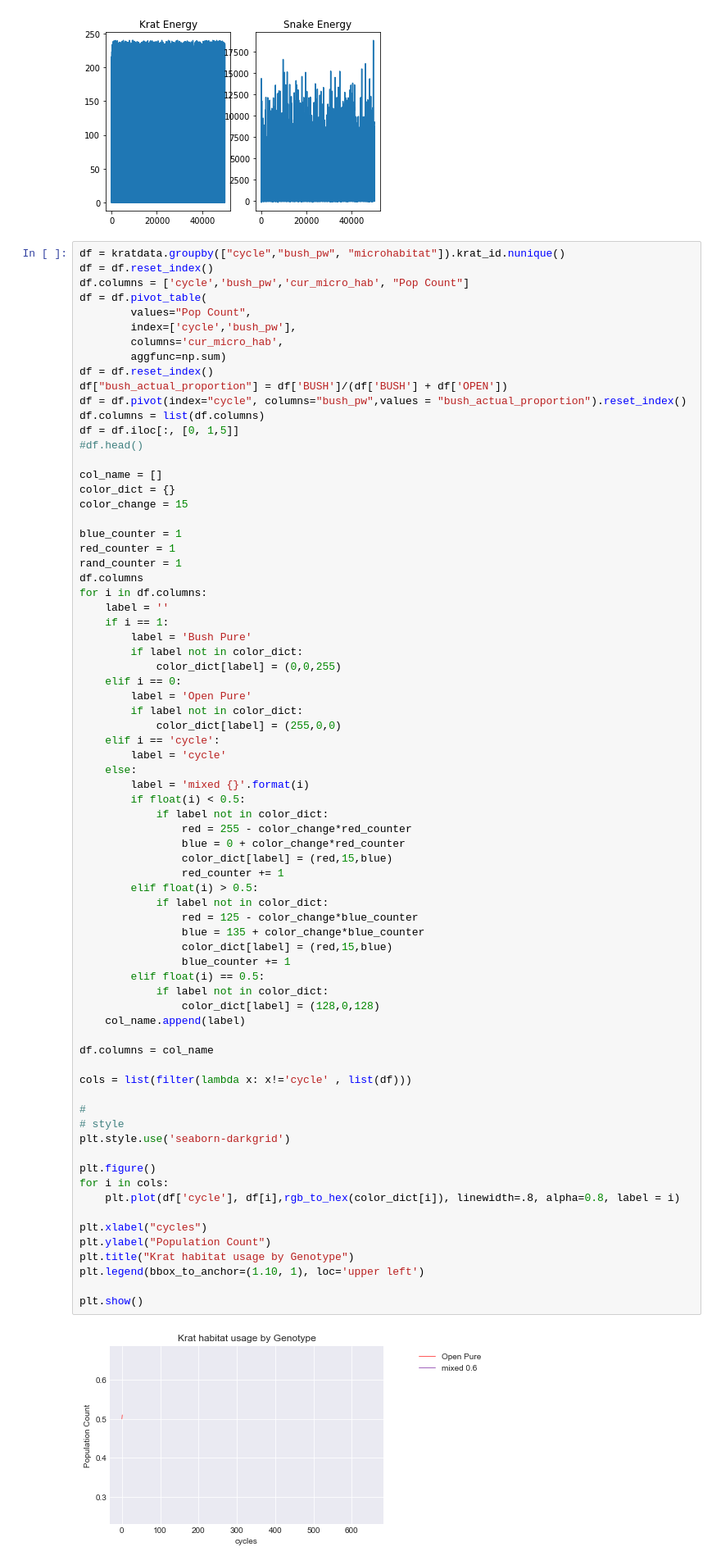
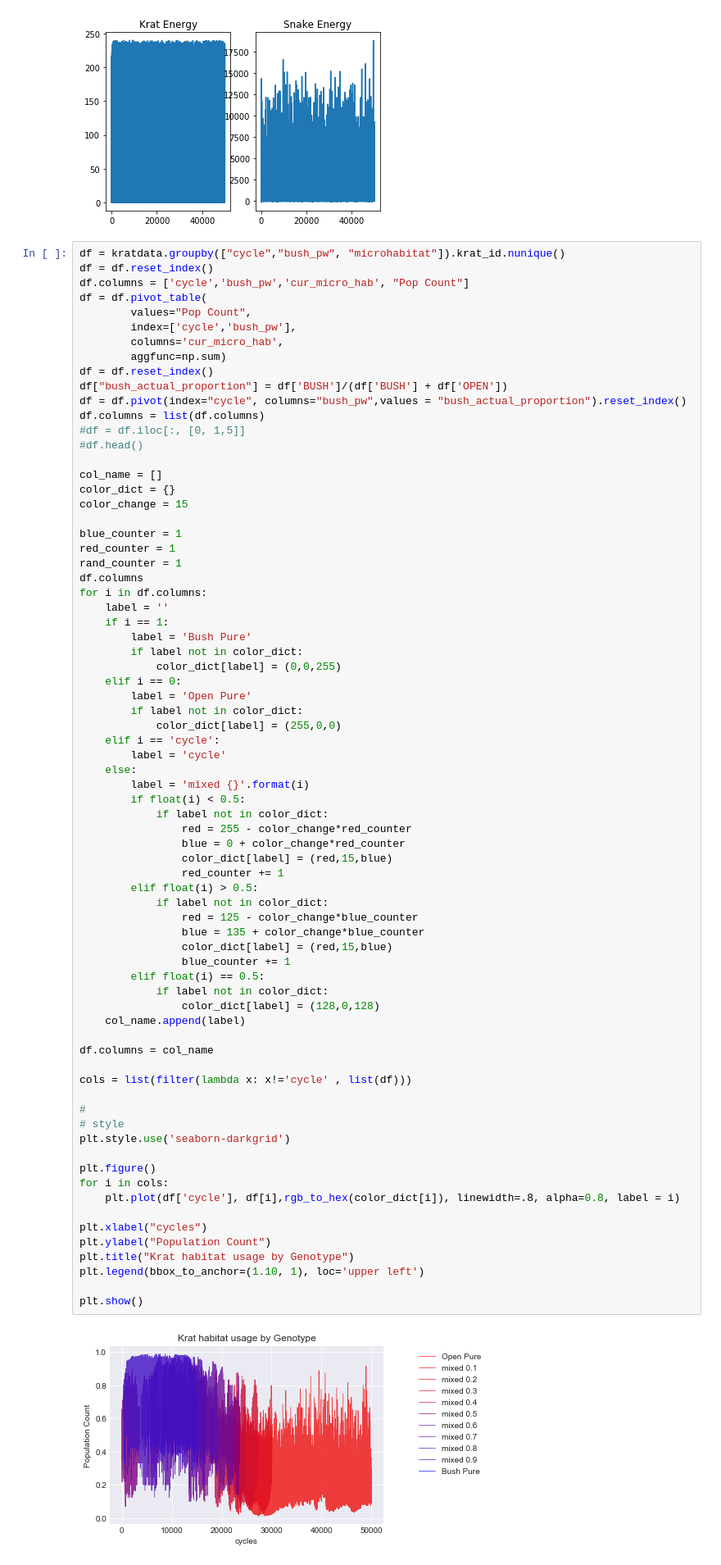
Before and after one commit to michaelremington2/uumarrty, a Jupyter notebook: ecosystem_sim/SimPostDataAnalysis.ipynb, the cells around one changed output. Shown at 82% size. Drawn from its saved outputs; the diff is of its cells as text.

```diff
--- a/ecosystem_sim/SimPostDataAnalysis.ipynb
+++ b/ecosystem_sim/SimPostDataAnalysis.ipynb
@@ -99,7 +118,7 @@ df = df.reset_index()
 df["bush_actual_proportion"] = df['BUSH']/(df['BUSH'] + df['OPEN'])
 df = df.pivot(index="cycle", columns="bush_pw",values = "bush_actual_proportion").reset_index()
 df.columns = list(df.columns)
-df = df.iloc[:, [0, 1,5]]
+#df = df.iloc[:, [0, 1,5]]
 #df.head()
 
 col_name = []
@@ -133,34 +152,34 @@ for i in df.columns:
         elif float(i) > 0.5:
             if label not in color_dict:
                 red = 125 - color_change*blue_counter
                 blue = 135 + color_change*blue_counter
                 color_dict[label] = (red,15,blue)
                 blue_counter += 1
         elif float(i) == 0.5:
             if label not in color_dict:
                 color_dict[label] = (128,0,128)
     col_name.append(label)
 
 df.columns = col_name
 
 cols = list(filter(lambda x: x!='cycle' , list(df)))
 
 #
 # style
 plt.style.use('seaborn-darkgrid')
 
 plt.figure()
 for i in cols:
     plt.plot(df['cycle'], df[i],rgb_to_hex(color_dict[i]), linewidth=.8, alpha=0.8, label = i)
 
 plt.xlabel("cycles")
 plt.ylabel("Population Count")
 plt.title("Krat habitat usage by Genotype")
 plt.legend(bbox_to_anchor=(1.10, 1), loc='upper left')
 
 plt.show()
 # %% [output]
-[figure, old version]
+[figure, new version]
 # %%
 df = snakedata.groupby(["cycle", "bush_pw"]).agg({"energy_score": ['mean']}).reset_index()
 df = df.pivot(index="cycle", columns="bush_pw").reset_index()
```
Also changed, not shown: parts of 1 cell of this notebook, 2 other files.
